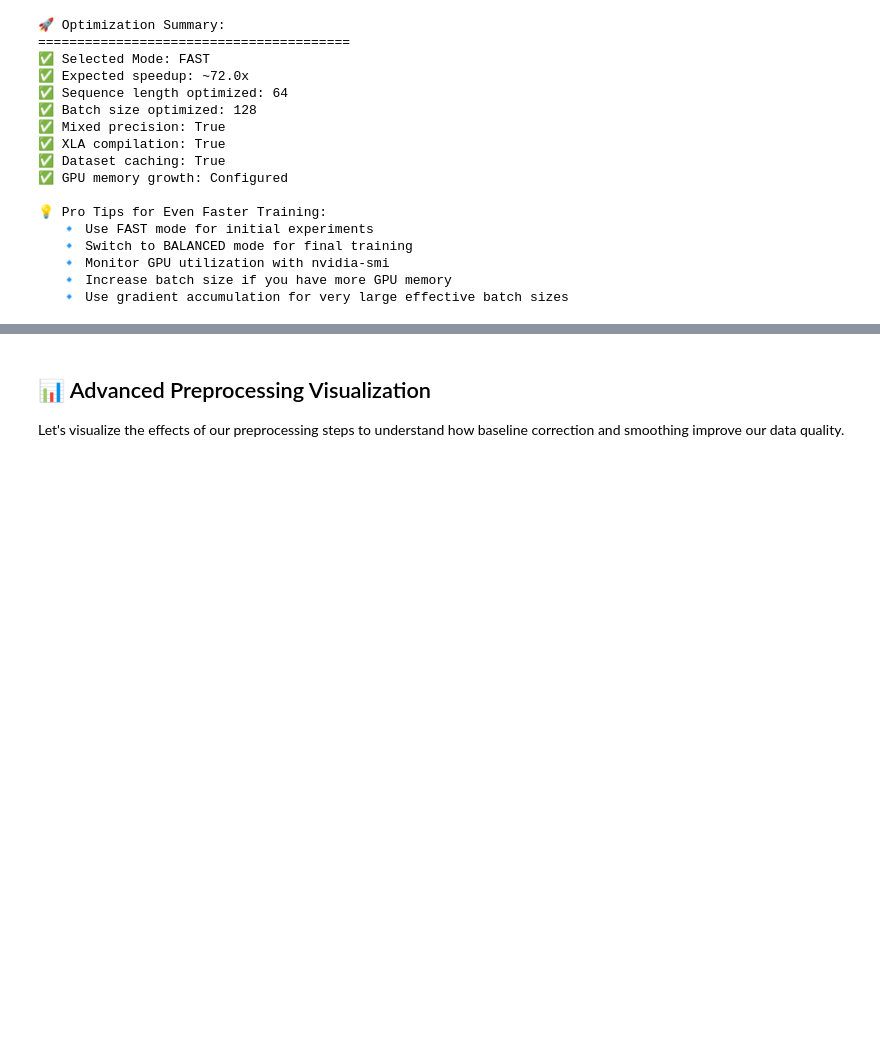
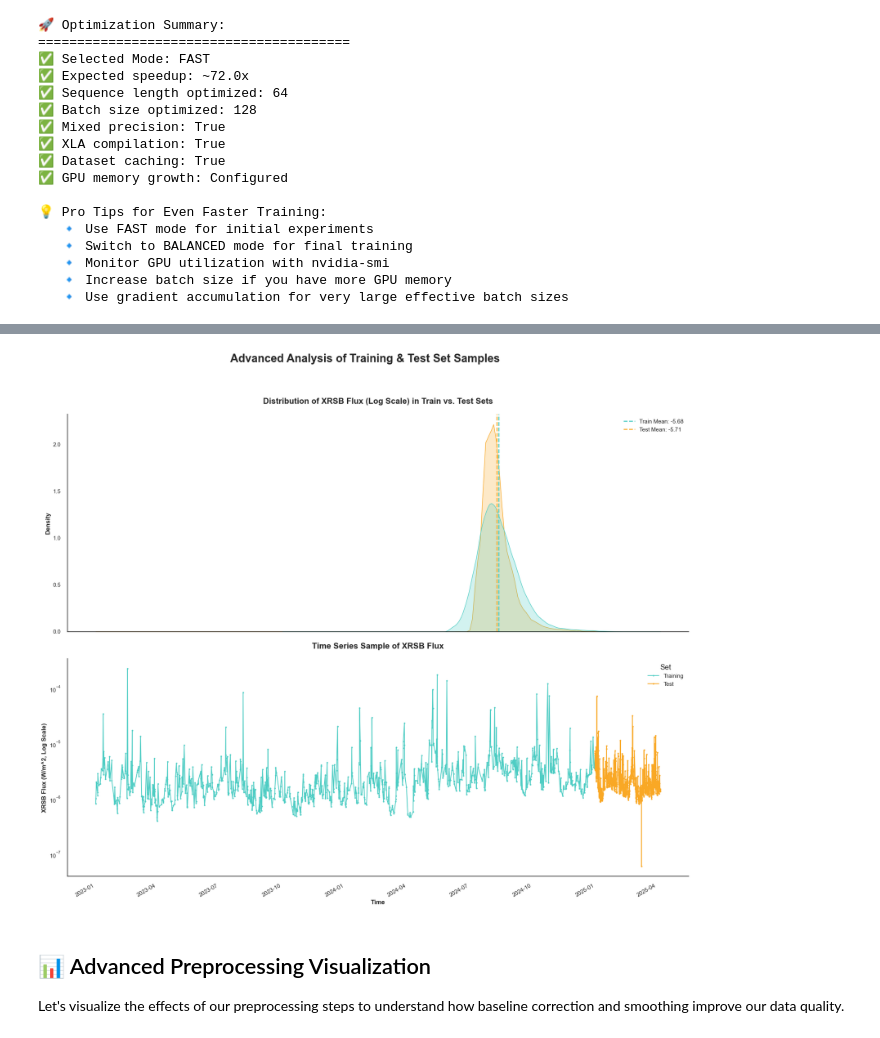
Before and after one commit to pretamdas007/solar_flare_analysis, a Jupyter notebook: Solar_Flare_Detection_Analysis.ipynb, the cells around one changed output, grey strips where cells are left out. Cells and saved outputs as stored; diff of their text form; code cells hidden in the pictures; blank space fills up the shorter version.

```diff
--- a/Solar_Flare_Detection_Analysis.ipynb
+++ b/Solar_Flare_Detection_Analysis.ipynb
@@ -629,6 +632,67 @@ except Exception as e:
    Date Range: 2025-01-01 00:00:00 to 2025-04-07 00:00:00
 
 ✅ Data loaded successfully!
+# %%
+# ✨ Advanced Visualization of Train vs. Test Split
+# =================================================
+
+if 'train_data' in locals() and 'test_data' in locals():
+    # Define a professional color palette
+    palette = {
+        'Training': '#4ECDC4',  # Teal
+        'Test': '#F9A825'      # Amber
+    }
+
+    # Combine data for easier plotting
+    train_data['Set'] = 'Training'
+    test_data['Set'] = 'Test'
+    # Use smaller samples for visualization to avoid clutter and improve performance
+    train_sample = train_data.sample(n=min(50000, len(train_data)), random_state=42)
+    test_sample = test_data.sample(n=min(50000, len(test_data)), random_state=42)
+    combined_data = pd.concat([train_sample, test_sample]).reset_index(drop=True)
+    combined_data['log_flux'] = np.log10(combined_data['xrsb_flux_observed'].replace(0, 1e-12))
+
+    # Setup the plot
+    plt.style.use('seaborn-v0_8-ticks')
+    fig, axes = plt.subplots(2, 1, figsize=(18, 16))
+    fig.suptitle('Advanced Analysis of Training & Test Set Samples', fontsize=22, fontweight='bold', y=0.98)
+
+    # 1. Distribution Plot (KDE) with Annotations
+    ax1 = axes[0]
+    sns.kdeplot(data=combined_data, x='log_flux', hue='Set', fill=True, ax=ax1, palette=palette, common_norm=False)
+    ax1.set_title('Distribution of XRSB Flux (Log Scale) in Train vs. Test Sets', fontsize=16, fontweight='bold', pad=20)
+    ax1.set_xlabel('Log10(XRSB Flux)', fontsize=12, fontweight='semibold')
+    ax1.set_ylabel('Density', fontsize=12, fontweight='semibold')
+
+    # Add mean lines for comparison
+    mean_train = combined_data[combined_data['Set'] == 'Training']['log_flux'].mean()
+    mean_test = combined_data[combined_data['Set'] == 'Test']['log_flux'].mean()
+    ax1.axvline(mean_train, color=palette['Training'], linestyle='--', lw=2, label=f'Train Mean: {mean_train:.2f}')
+    ax1.axvline(mean_test, color=palette['Test'], linestyle='--', lw=2, label=f'Test Mean: {mean_test:.2f}')
+    ax1.legend()
+
+    # 2. Time Series Sample Plot with Enhanced Aesthetics
+    ax2 = axes[1]
+    ts_sample = combined_data.sample(n=2000, random_state=42).sort_values('time_tag').reset_index(drop=True)
+    sns.lineplot(data=ts_sample, x='time_tag', y='xrsb_flux_observed', hue='Set', ax=ax2, palette=palette, lw=1.5, marker='o', markersize=3, markeredgecolor='none')
+    ax2.set_yscale('log')
+    ax2.set_title('Time Series Sample of XRSB Flux', fontsize=16, fontweight='bold', pad=20)
+    ax2.set_xlabel('Time', fontsize=12, fontweight='semibold')
+    ax2.set_ylabel('XRSB Flux (W/m^2, Log Scale)', fontsize=12, fontweight='semibold')
+    fig.autofmt_xdate() # Auto-formats the x-axis labels (e.g., rotation)
+
+    # Despine and finalize layout
+    sns.despine()
+    plt.tight_layout(rect=[0, 0.03, 1, 0.95])
+    plt.show()
+
+    # Clean up the 'Set' column
+    del train_data['Set']
+    del test_data['Set']
+else:
+    print("Please run the data loading cell (Cell 41) first.")
+# %% [output]
+[figure, added]
 # %% [markdown]
 ## 📊 Advanced Preprocessing Visualization
 
```
Also changed, not shown: parts of 11 cells of this notebook, 1 other file.
